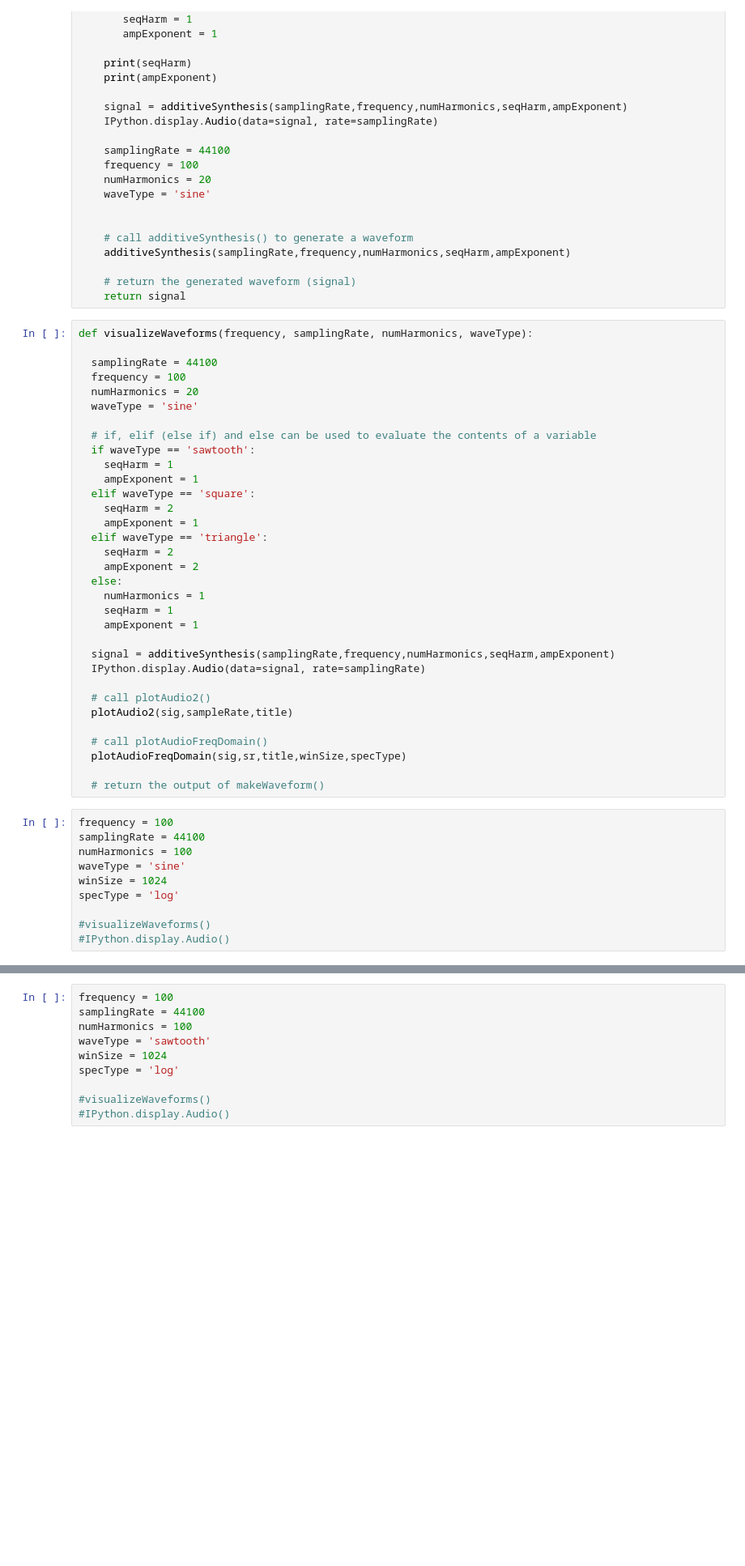
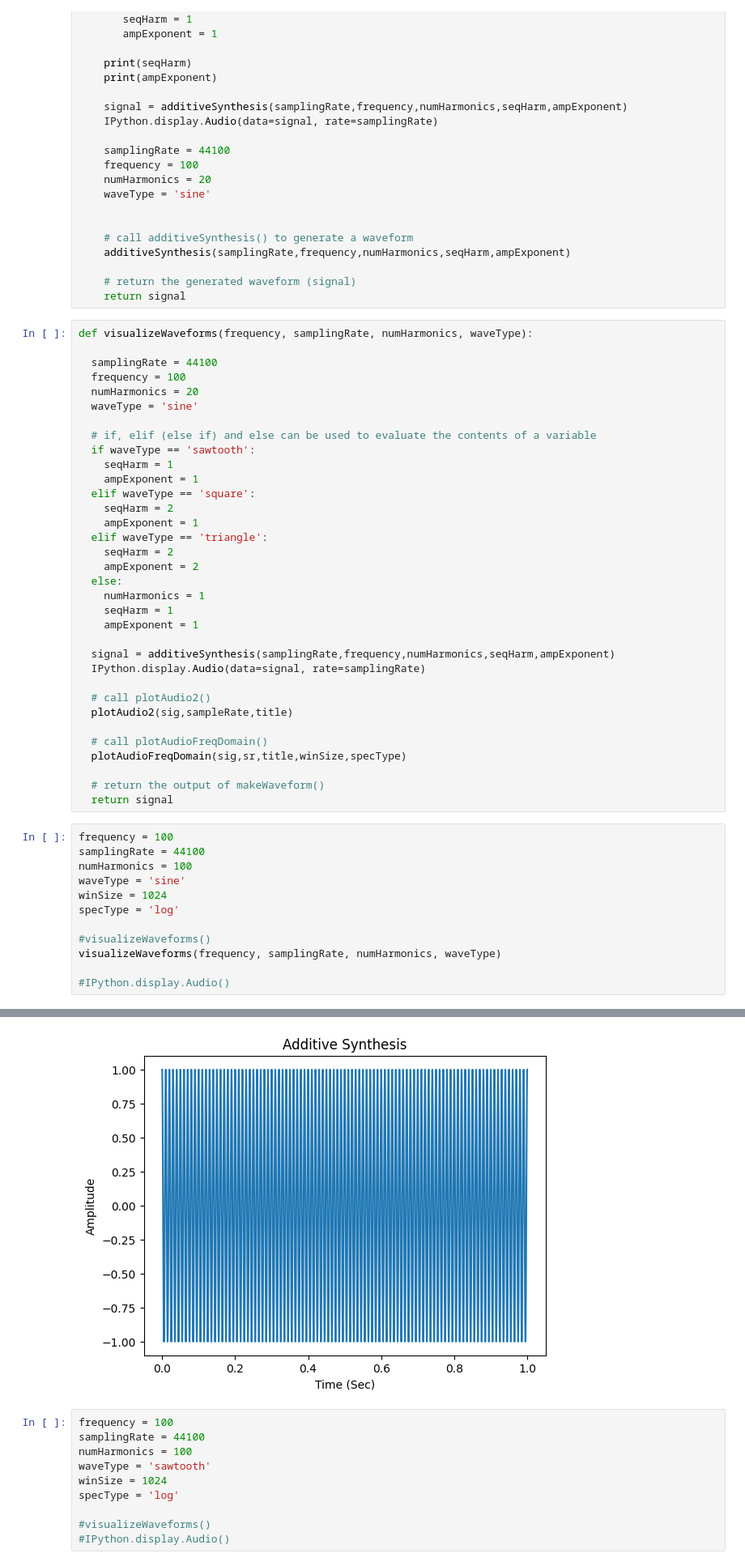
Before and after one commit to shorkelleyss-dot/Musiccomputing2026, a Jupyter notebook: labassignment4.ipynb, the cells around one changed output, grey strips where cells are left out. Shown at 81% size. Drawn from its saved outputs; the diff is of its cells as text; blank space fills up the shorter version.

```diff
--- a/labassignment4.ipynb
+++ b/labassignment4.ipynb
@@ -154,6 +154,7 @@ def visualizeWaveforms(frequency, samplingRate, numHarmonics, waveType):
   plotAudioFreqDomain(sig,sr,title,winSize,specType)
 
   # return the output of makeWaveform()
+  return signal
 # %%
 frequency = 100
 samplingRate = 44100
@@ -163,4 +164,7 @@ winSize = 1024
 specType = 'log'
 
 #visualizeWaveforms()
+visualizeWaveforms(frequency, samplingRate, numHarmonics, waveType)
+
 #IPython.display.Audio()
+# %% [output]
@@ -167,3 +175,4 @@ specType = 'log'
+[figure, added]
 # %%
 frequency = 100
 samplingRate = 44100
```
Also changed, not shown: parts of 1 cell of this notebook.
